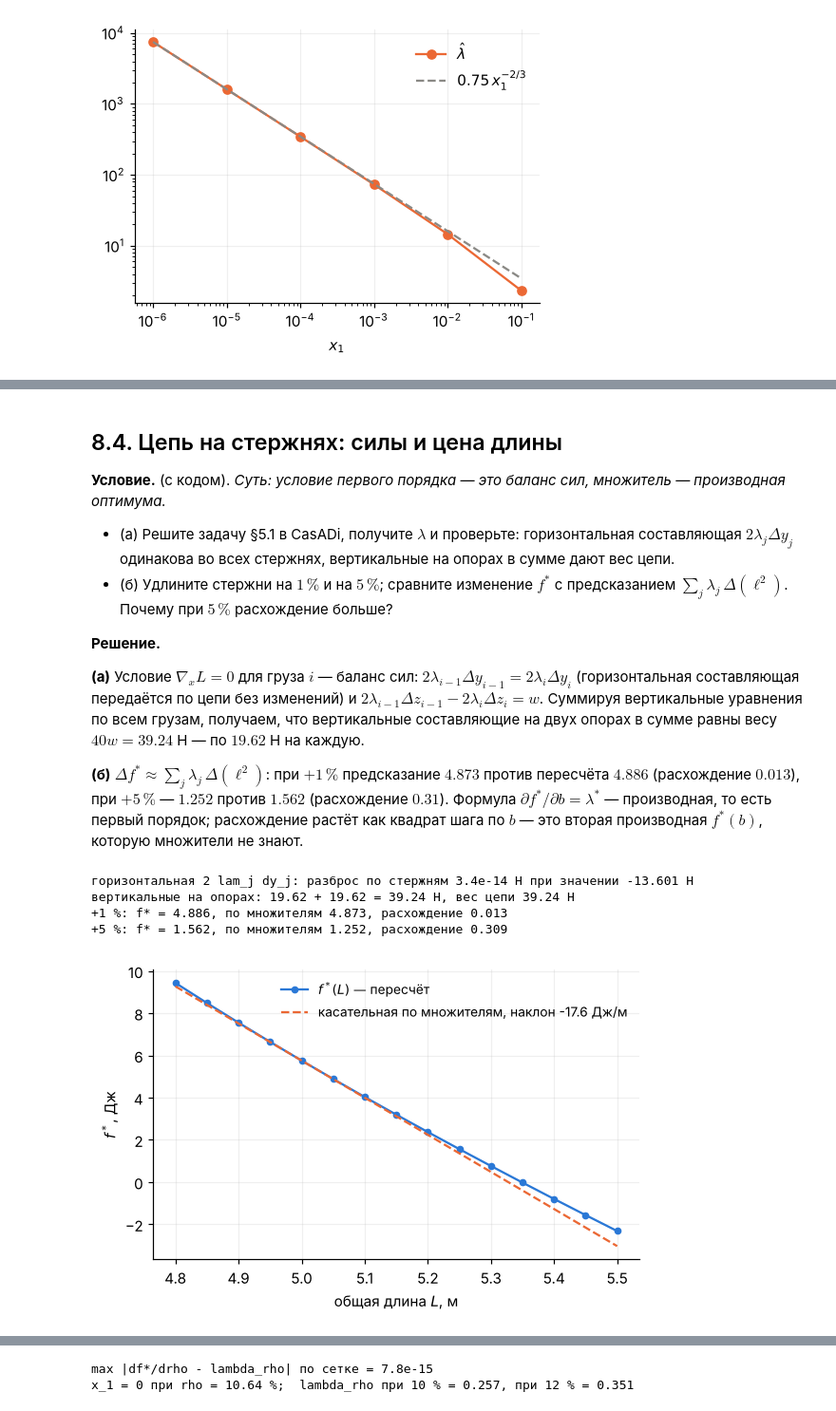
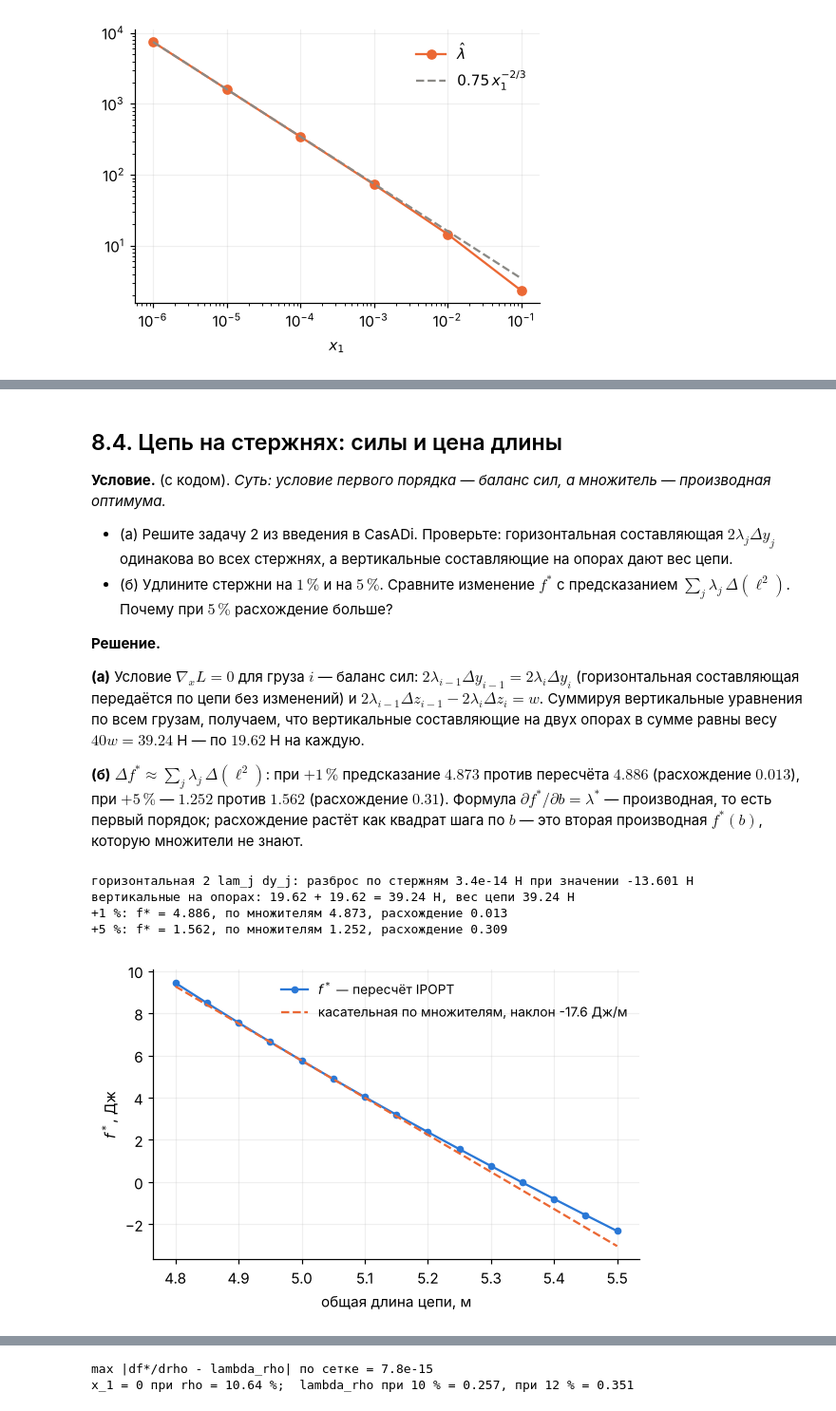
Before and after one commit to IlyaChichkanov/Numerical-Optimization, a Jupyter notebook: lectures/lecture08/exercises08.ipynb, the cells around one changed output, grey strips where cells are left out. Shown at 95% size. Cells and saved outputs as stored; diff of their text form; code cells hidden in the pictures.

```diff
--- a/lectures/lecture08/exercises08.ipynb
+++ b/lectures/lecture08/exercises08.ipynb
@@ -135,10 +144,10 @@ ax.set_xlabel("$x_1$"); ax.legend(); plt.show()
 # %% [markdown]
 ## 8.4. Цепь на стержнях: силы и цена длины
 
-**Условие.** (с кодом). *Суть: условие первого порядка — это баланс сил, множитель — производная оптимума.*
+**Условие.** (с кодом). *Суть: условие первого порядка — баланс сил, а множитель — производная оптимума.*
 
-- (а) Решите задачу §5.1 в CasADi, получите $\lambda$ и проверьте: горизонтальная составляющая $2\lambda_j\Delta y_j$ одинакова во всех стержнях, вертикальные на опорах в сумме дают вес цепи.
-- (б) Удлините стержни на $1\,\%$ и на $5\,\%$; сравните изменение $f^\ast$ с предсказанием $\sum_j\lambda_j\,\Delta(\ell^2)$. Почему при $5\,\%$ расхождение больше?
+- (а) Решите задачу 2 из введения в CasADi. Проверьте: горизонтальная составляющая $2\lambda_j\Delta y_j$ одинакова во всех стержнях, а вертикальные составляющие на опорах дают вес цепи.
+- (б) Удлините стержни на $1\,\%$ и на $5\,\%$. Сравните изменение $f^\ast$ с предсказанием $\sum_j\lambda_j\,\Delta(\ell^2)$. Почему при $5\,\%$ расхождение больше?
 
 **Решение.**
 
@@ -163,17 +172,17 @@ for k in (1.01, 1.05):
 +1 %: f* = 4.886, по множителям 4.873, расхождение 0.013
 +5 %: f* = 1.562, по множителям 1.252, расхождение 0.309
 # %%
-Ls = np.linspace(4.8, 5.5, 15); fL = []
-for L in Ls:
-    chL = rod_chain(L_total=L); vL, _, _ = solve_rod_chain(chL, v0=v)
-    fL.append(chL["w"] * chain_xy(chL, vL)[1][1:-1].sum())
+lengths = np.linspace(4.8, 5.5, 15); f_len = []                         # общая длина цепи, м
+for total in lengths:
+    chL = rod_chain(L_total=total); vL, _, _ = solve_rod_chain(chL, v0=v)
+    f_len.append(chL["w"] * chain_xy(chL, vL)[1][1:-1].sum())
 slope = lam.sum() * 2 * ch["ell"] / (ch["N"] + 1)                        # d f*/dL = sum lam_j d(ell^2)/dL
 fig, ax = plt.subplots(figsize=(6, 3.6))
-ax.plot(Ls, fL, "o-", color=BLUE, ms=4, label="$f^*(L)$ — пересчёт")
-ax.plot(Ls, f0 + slope * (Ls - 5), "--", color=ORANGE, label=f"касательная по множителям, наклон {slope:.1f} Дж/м")
-ax.set_xlabel("общая длина $L$, м"); ax.set_ylabel("$f^*$, Дж"); ax.legend(fontsize=9); plt.show()
+ax.plot(lengths, f_len, "o-", color=BLUE, ms=4, label="$f^*$ — пересчёт IPOPT")
+ax.plot(lengths, f0 + slope * (lengths - 5), "--", color=ORANGE, label=f"касательная по множителям, наклон {slope:.1f} Дж/м")
+ax.set_xlabel("общая длина цепи, м"); ax.set_ylabel("$f^*$, Дж"); ax.legend(fontsize=9); plt.show()
 # %% [output]
-[figure, old version]
+[figure, new version]
 # %% [markdown]
 ## 8.5. Цена доходности
 
```
Also changed, not shown: parts of 6 cells of this notebook, 7 other files.
